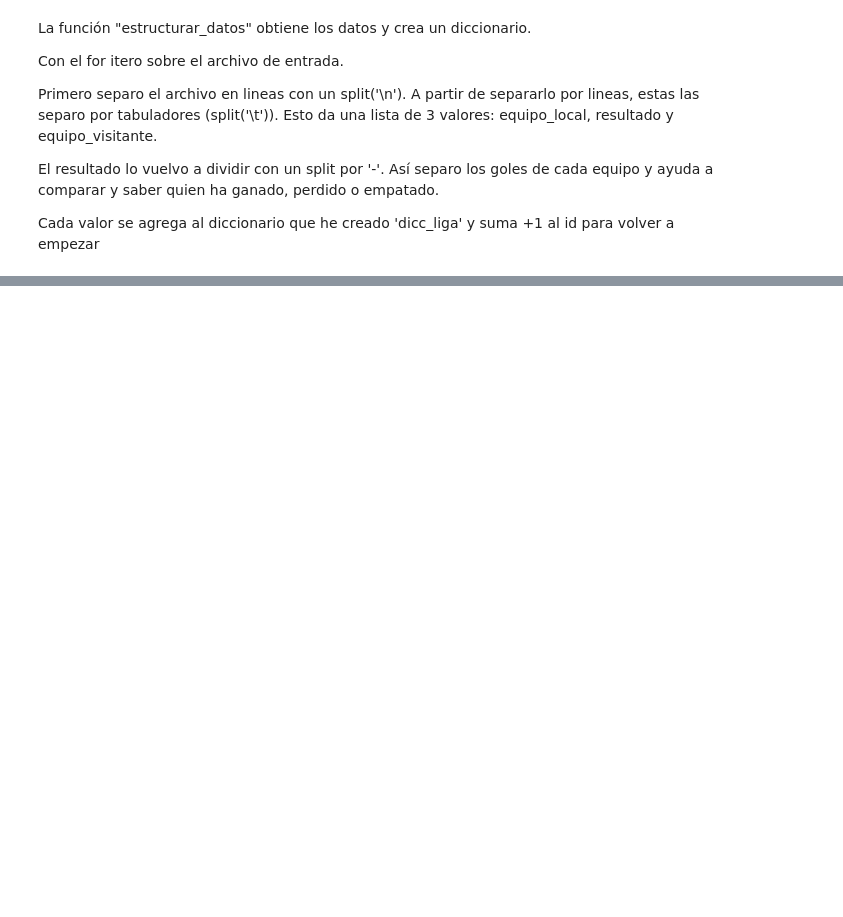
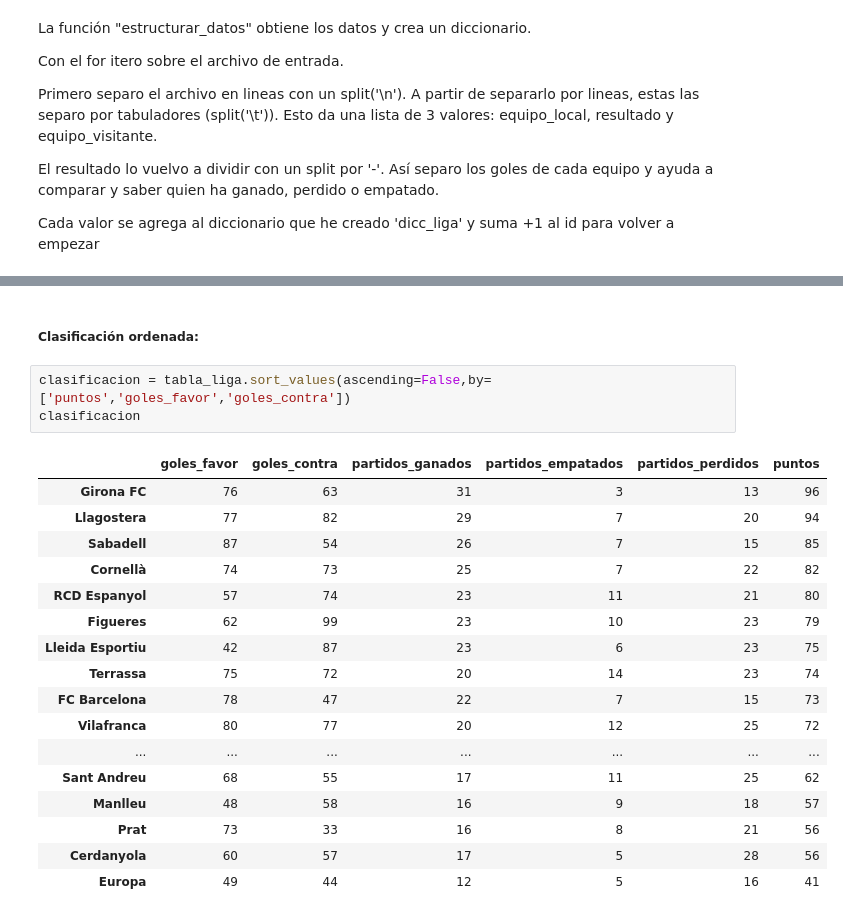
Before and after one commit to noelcarrionmatias/IT_Data, a Jupyter notebook: Especializacion/7_Sprint/codigo_sprint7_noel.ipynb, the cells around one changed output, grey strips where cells are left out. Saved outputs shown, nothing was run; the diff lists cells and outputs as text; blank space fills up the shorter version.

```diff
--- a/Especializacion/7_Sprint/codigo_sprint7_noel.ipynb
+++ b/Especializacion/7_Sprint/codigo_sprint7_noel.ipynb
@@ -729,0 +851,23 @@ obtener_equipos(estructurar_partidos(data_liga))
+# %% [markdown]
+##### Clasificación ordenada:
+# %%
+clasificacion = tabla_liga.sort_values(ascending=False,by=['puntos','goles_favor','goles_contra'])
+clasificacion
+# %% [output]
+|  | goles_favor | goles_contra | partidos_ganados | partidos_empatados | partidos_perdidos | puntos |
+| Girona FC | 76 | 63 | 31 | 3 | 13 | 96 |
+| Llagostera | 77 | 82 | 29 | 7 | 20 | 94 |
+| Sabadell | 87 | 54 | 26 | 7 | 15 | 85 |
+| Cornellà | 74 | 73 | 25 | 7 | 22 | 82 |
+| RCD Espanyol | 57 | 74 | 23 | 11 | 21 | 80 |
+| Figueres | 62 | 99 | 23 | 10 | 23 | 79 |
+| Lleida Esportiu | 42 | 87 | 23 | 6 | 23 | 75 |
+| Terrassa | 75 | 72 | 20 | 14 | 23 | 74 |
+| FC Barcelona | 78 | 47 | 22 | 7 | 15 | 73 |
+| Vilafranca | 80 | 77 | 20 | 12 | 25 | 72 |
+| ... | ... | ... | ... | ... | ... | ... |
+| Sant Andreu | 68 | 55 | 17 | 11 | 25 | 62 |
+| Manlleu | 48 | 58 | 16 | 9 | 18 | 57 |
+| Prat | 73 | 33 | 16 | 8 | 21 | 56 |
+| Cerdanyola | 60 | 57 | 17 | 5 | 28 | 56 |
+| Europa | 49 | 44 | 12 | 5 | 16 | 41 |
```
Also changed, not shown: parts of 24 cells of this notebook.
